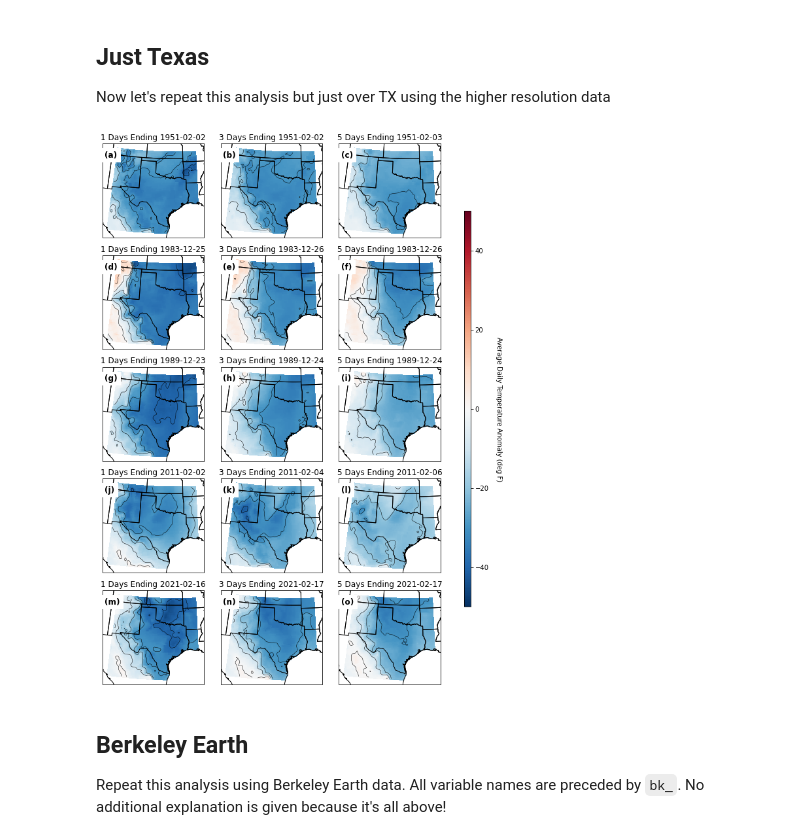
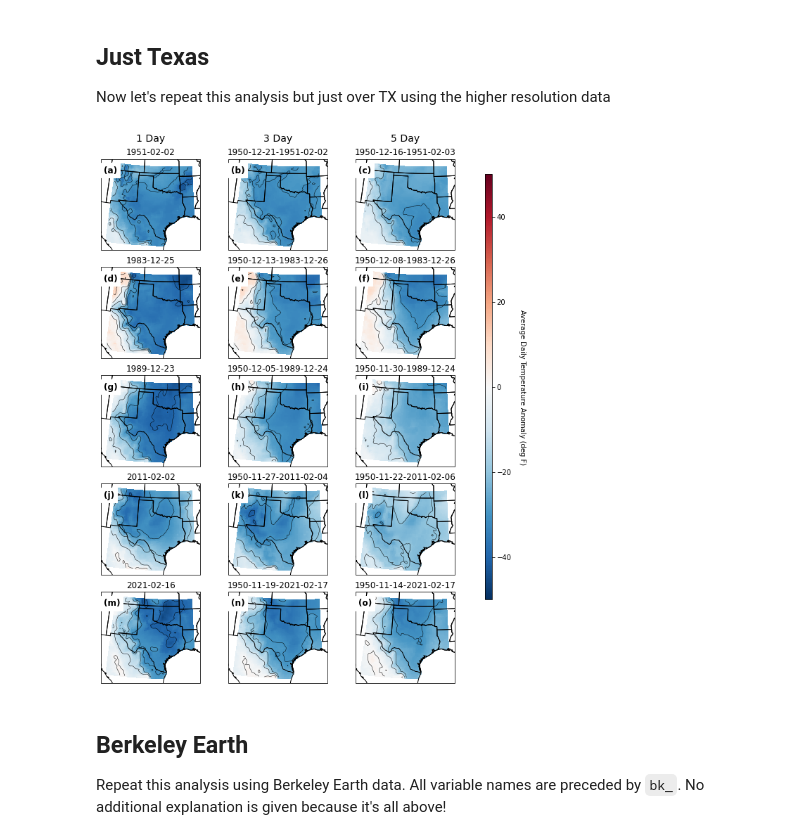
Before and after one commit to jdossgollin/2021-TXtreme, a Jupyter notebook: scripts/historic_extremes.ipynb, the cells around one changed output. Cells and saved outputs as stored; diff of their text form; code cells hidden in the pictures.

```diff
--- a/scripts/historic_extremes.ipynb
+++ b/scripts/historic_extremes.ipynb
@@ -77,3 +77,12 @@ We apply a filter to show only data over land
 land = regionmask.defined_regions.natural_earth.land_110
 mask = land.mask(temp_roll)
 temp_land = temp_roll.where(mask == 0)
+# %%
+sdate = datetime.strptime(EVENTS[0][0], "%Y-%m-%d").date()
+# %%
+event = EVENTS[0]
+row = 0
+# %%
+col = 0
+dur = DURATIONS[0]
+date = event[col]
@@ -147,37 +201,60 @@ fig, axes = plt.subplots(
     sharey=True,
 )
 
 for row, event in enumerate(EVENTS):
     for col, dur in enumerate(DURATIONS):
         ax = axes[row, col]
         date = event[col]
+
+        if dur == 1:
+            edate = datetime.strptime(date, "%Y-%m-%d").date()
+            title = f"{edate}"
+        else:
+            edate = datetime.strptime(date, "%Y-%m-%d").date()
+            sdate = sdate - timedelta(days=dur)
+            title = f"{sdate}-{edate}"
+
         C0 = tx_temp_land.sel(time=date, lag=dur).plot(ax=ax, **plot_kw)
         tx_temp_land.sel(time=date, lag=dur).plot.contour(ax=ax, **contour_kw)
-        ax.set_title(f"{dur} Days Ending {date}")
+        ax.set_title(title)
         ax.add_feature(STATES)
         ax.add_feature(COASTLINE)
 
 fig.canvas.draw()
 fig.tight_layout()
 
+fig.subplots_adjust(right=0.875, top=0.875)
 add_panel_text(
     axes,
     xloc=0.025,
     yloc=0.925,
     backgroundcolor="white",
     fontsize=12,
 )
-# Add  color bars
-fig.subplots_adjust(right=0.875)
+
+# column headers
+pad = 25
+for ax, col in zip(axes[0, :], ["1 Day", "3 Day", "5 Day"]):
+    ax.annotate(
+        col,
+        xy=(0.5, 1),
+        xytext=(0, pad),
+        xycoords="axes fraction",
+        textcoords="offset points",
+        size=14,
+        ha="center",
+        va="baseline",
+    )
+
 cax = fig.add_axes([0.9, 0.15, 0.015, 0.7])
 cbar = fig.colorbar(C0, cax=cax)
 cbar.set_label("Average Daily Temperature Anomaly (deg F)", rotation=270)
 cbar.ax.get_yaxis().labelpad = 20
 
 smart_save("historic_events_era5_TX")
 plt.show()
 # %% [output]
-[figure, old version]
+[figure, new version]
 # %% [markdown]
 ## Berkeley Earth
 
```
Also changed, not shown: parts of 4 cells of this notebook.
